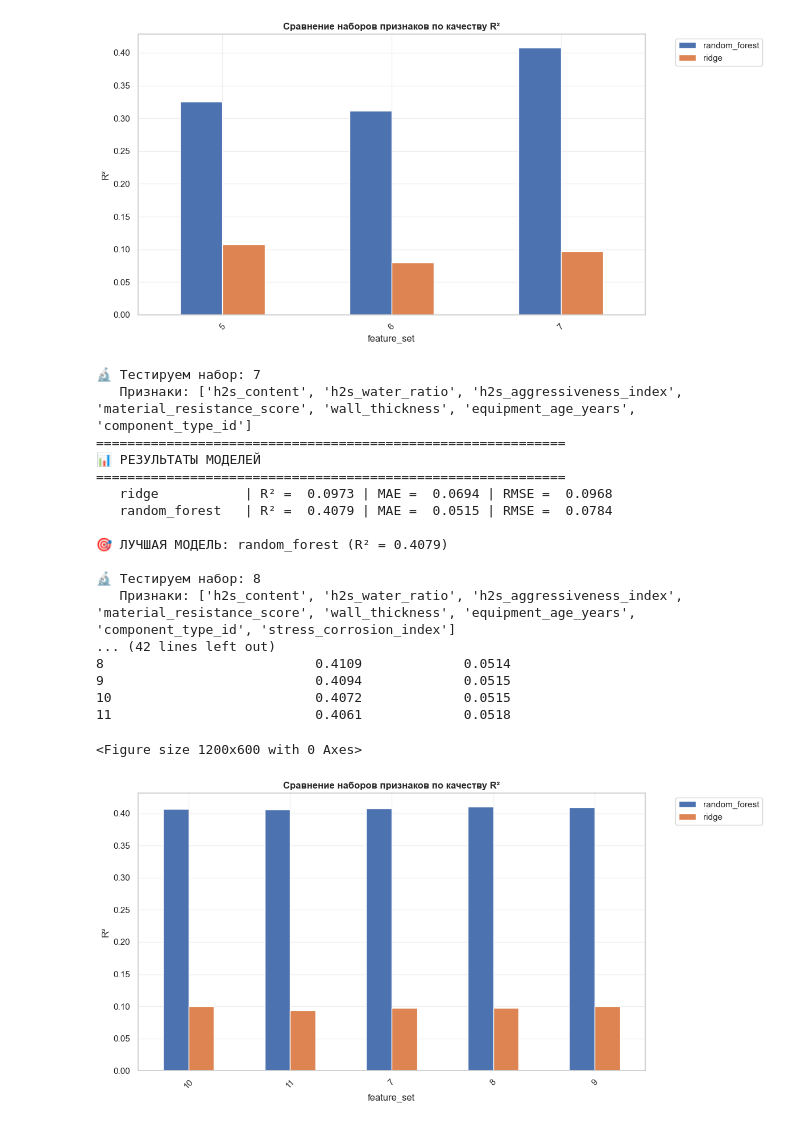
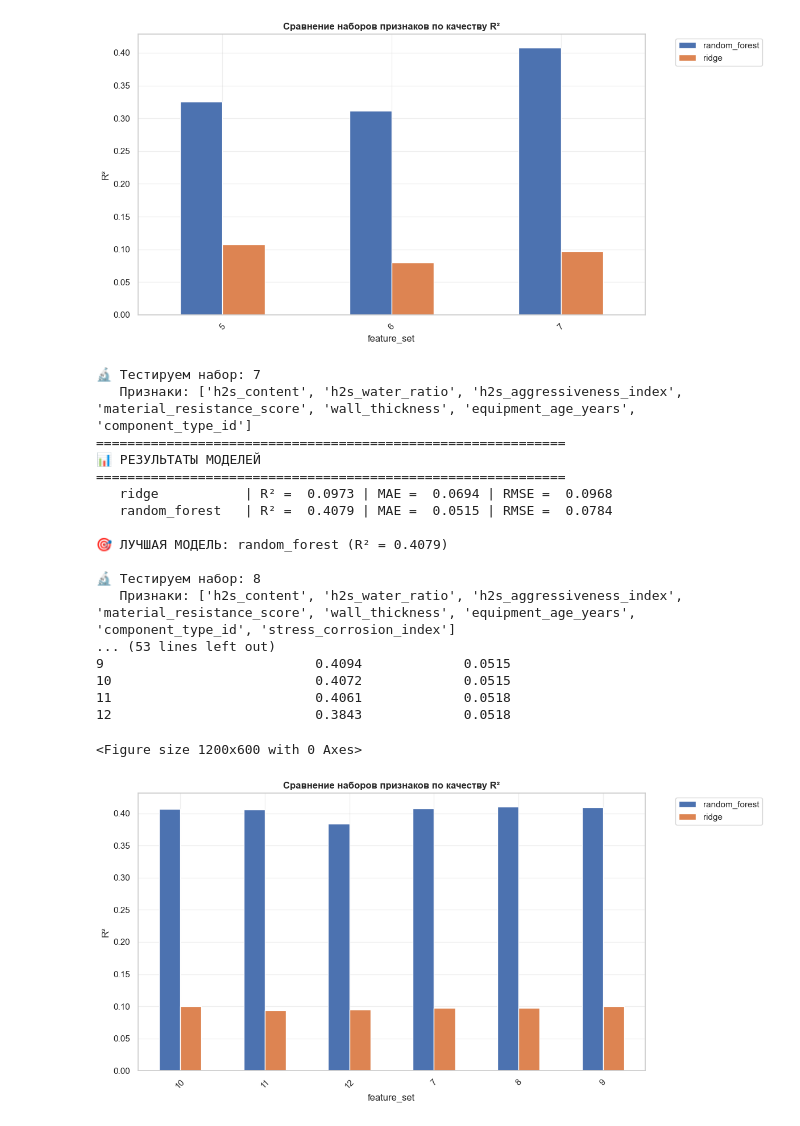
Before and after one commit to Kosyakin/corrosion_analysis_project, a Jupyter notebook: notebooks/KK-2 baseline.ipynb, the cells around one changed output. Drawn from its saved outputs; the diff is of its cells as text; code cells hidden in the pictures.

```diff
--- a/notebooks/KK-2 analyze.ipynb
+++ b/notebooks/KK-2 baseline.ipynb
@@ -44,6 +45,8 @@ print(f"После фильтрации по '{INSTALLATION_FILTER}': {len(DF):,
 # %%
 # 1. Инициализация с любыми данными
 analyzer = AdvancedCorrosionAnalyzer(DF)
+# Обогощаем данные
+added_cols = analyzer.add_engineered_indices()
 
 # 2. Установка целевой переменной
 analyzer.set_target('worst_corrosion_rate_mm_per_year')
@@ -142,33 +147,35 @@ comparison = analyzer.compare_feature_sets(feature_sets)
 # %%
 # 6. Сравнение разных наборов признаков
 feature_sets = {
     '7': ['h2s_content', 'h2s_water_ratio','h2s_aggressiveness_index', 'material_resistance_score', 'wall_thickness', 'equipment_age_years','component_type_id'],
     '8': ['h2s_content', 'h2s_water_ratio','h2s_aggressiveness_index', 'material_resistance_score', 'wall_thickness', 'equipment_age_years','component_type_id','stress_corrosion_index'],
     '9': ['h2s_content', 'h2s_water_ratio','h2s_aggressiveness_index', 'material_resistance_score', 'wall_thickness', 'equipment_age_years','component_type_id','corrosion_protection_index'],
     '10': ['h2s_content', 'h2s_water_ratio','h2s_aggressiveness_index', 'material_resistance_score', 'wall_thickness', 'equipment_age_years','component_type_id','corrosion_protection_index','stress_corrosion_index'],
     '11': ['h2s_content', 'h2s_water_ratio','h2s_aggressiveness_index', 'material_resistance_score', 'wall_thickness', 'equipment_age_years','component_type_id','corrosion_protection_index','cross_sectional_area'],
+    '12': ['h2s_content', 'h2s_water_ratio','h2s_aggressiveness_index', 'material_resistance_score', 'wall_thickness', 'equipment_age_years','component_type_id','stress_corrosion_index'],
+
 
 }
 
 
 comparison = analyzer.compare_feature_sets(feature_sets)
 # %% [output]
 🔬 Тестируем набор: 7
    Признаки: ['h2s_content', 'h2s_water_ratio', 'h2s_aggressiveness_index', 'material_resistance_score', 'wall_thickness', 'equipment_age_years', 'component_type_id']
 ============================================================
 📊 РЕЗУЛЬТАТЫ МОДЕЛЕЙ
 ============================================================
    ridge           | R² =  0.0973 | MAE =  0.0694 | RMSE =  0.0968
    random_forest   | R² =  0.4079 | MAE =  0.0515 | RMSE =  0.0784
 
 🎯 ЛУЧШАЯ МОДЕЛЬ: random_forest (R² = 0.4079)
 
 🔬 Тестируем набор: 8
    Признаки: ['h2s_content', 'h2s_water_ratio', 'h2s_aggressiveness_index', 'material_resistance_score', 'wall_thickness', 'equipment_age_years', 'component_type_id', 'stress_corrosion_index']
-... (42 lines left out)
-8                           0.4109             0.0514
+... (53 lines left out)
 9                           0.4094             0.0515
 10                          0.4072             0.0515
 11                          0.4061             0.0518
+12                          0.3843             0.0518
 <Figure size 1200x600 with 0 Axes>
-[figure, old version]
+[figure, new version]
```
Also changed, not shown: parts of 7 cells of this notebook, 11 other files.
